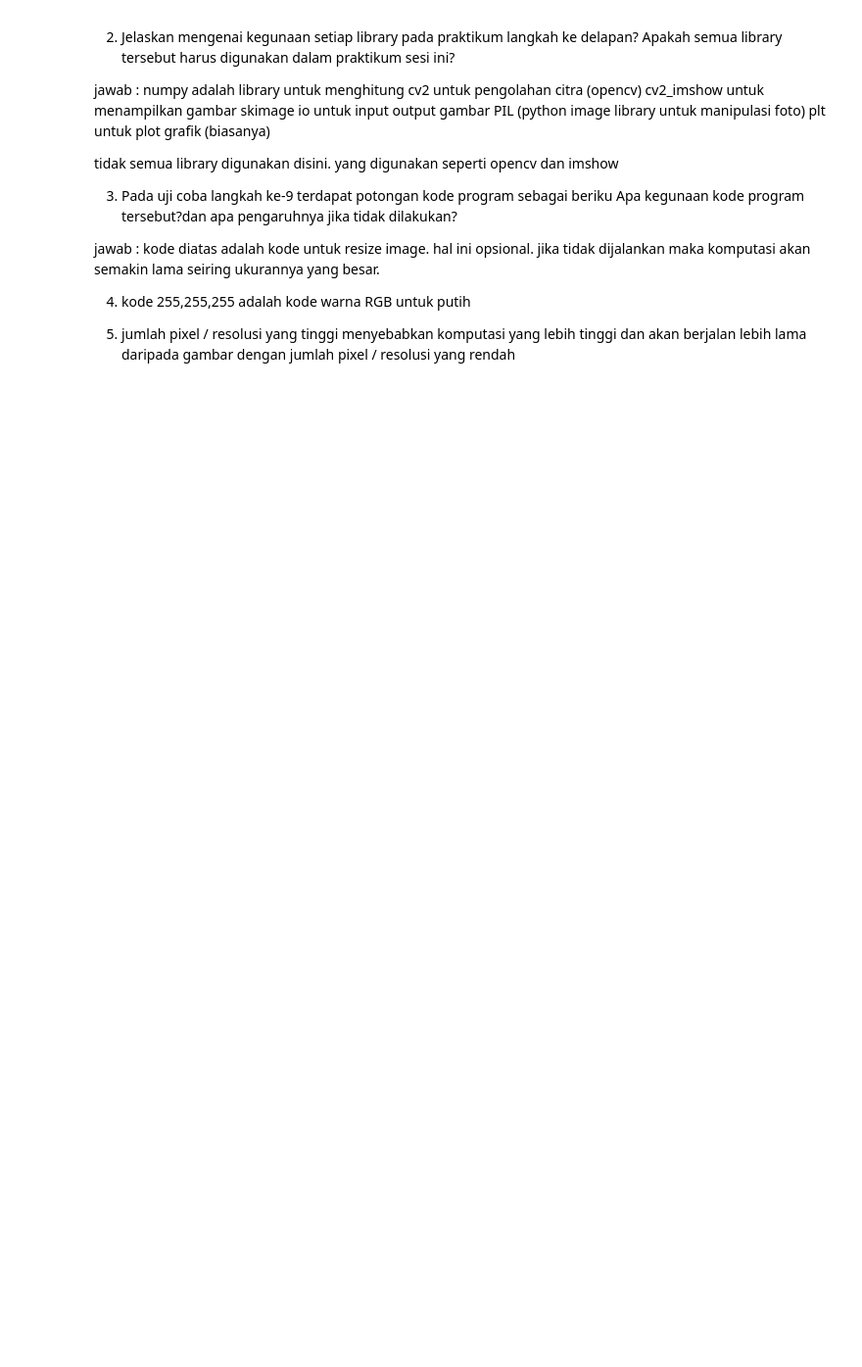
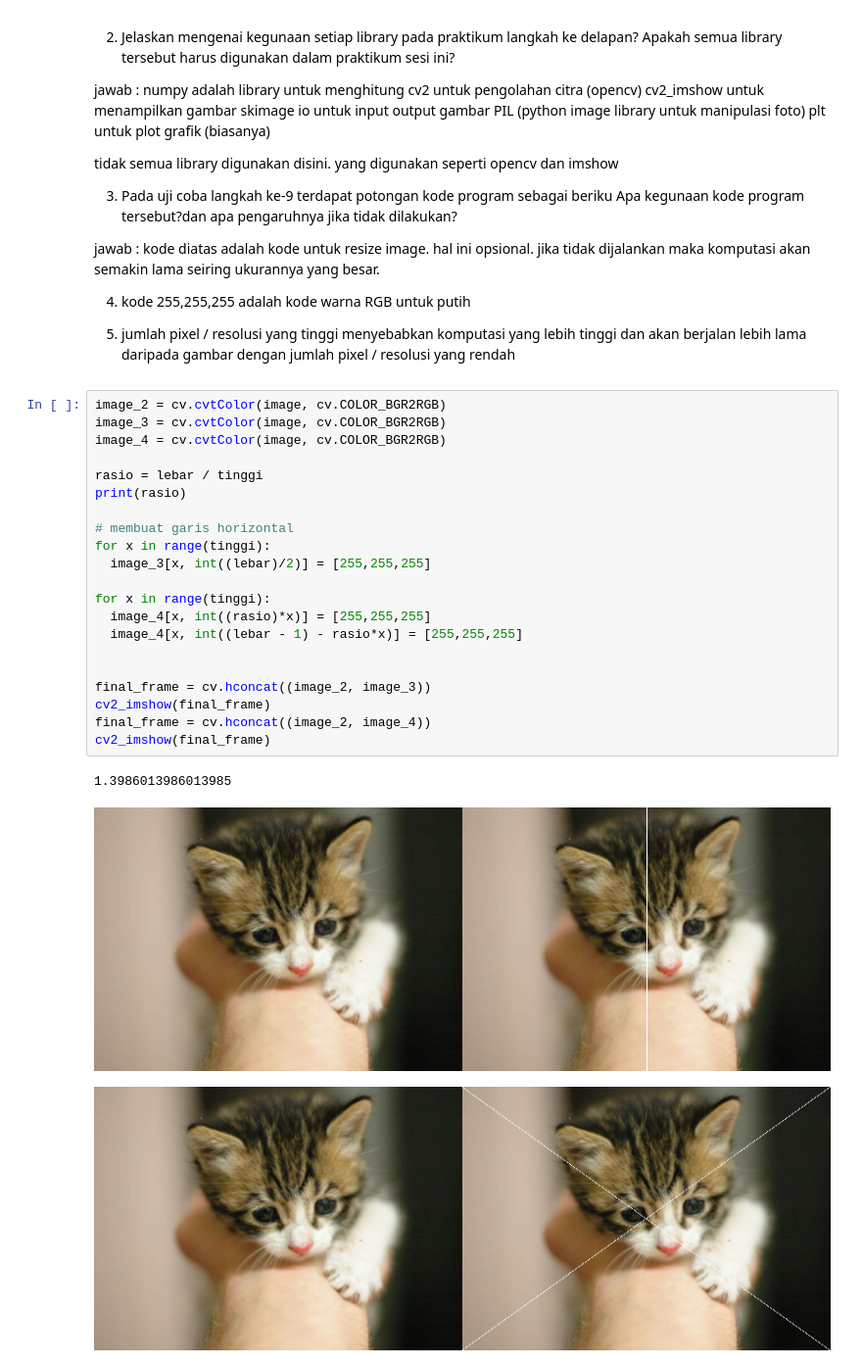
Before and after one commit to mirfanrafif/PCVK_Genap_2021, a Jupyter notebook: Week1.ipynb, the cells around one changed output. Shown at 98% size. Saved outputs shown, nothing was run; the diff lists cells and outputs as text; blank space fills up the shorter version.

```diff
--- a/Week1.ipynb
+++ b/Week1.ipynb
@@ -80,3 +80,28 @@ jawab : kode diatas adalah kode untuk resize image. hal ini opsional. jika tidak
 4. kode 255,255,255 adalah kode warna RGB untuk putih
 
 5. jumlah pixel / resolusi yang tinggi menyebabkan komputasi yang lebih tinggi dan akan berjalan lebih lama daripada gambar dengan jumlah pixel / resolusi yang rendah
+# %%
+image_2 = cv.cvtColor(image, cv.COLOR_BGR2RGB)
+image_3 = cv.cvtColor(image, cv.COLOR_BGR2RGB)
+image_4 = cv.cvtColor(image, cv.COLOR_BGR2RGB)
+
+rasio = lebar / tinggi
+print(rasio)
+
+# membuat garis horizontal
+for x in range(tinggi):
+  image_3[x, int((lebar)/2)] = [255,255,255]
+
+for x in range(tinggi):
+  image_4[x, int((rasio)*x)] = [255,255,255]
+  image_4[x, int((lebar - 1) - rasio*x)] = [255,255,255]
+
+
+final_frame = cv.hconcat((image_2, image_3))
+cv2_imshow(final_frame)
+final_frame = cv.hconcat((image_2, image_4))
+cv2_imshow(final_frame)
+# %% [output]
+1.3986013986013985
+[figure, added]
+[figure, added]
```
